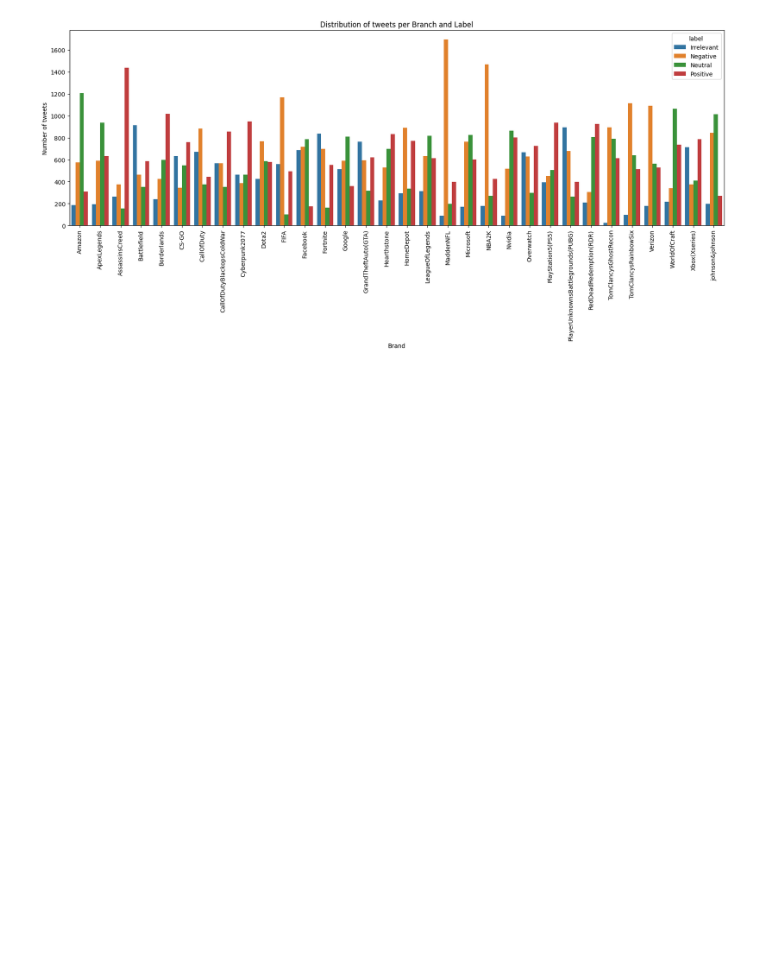
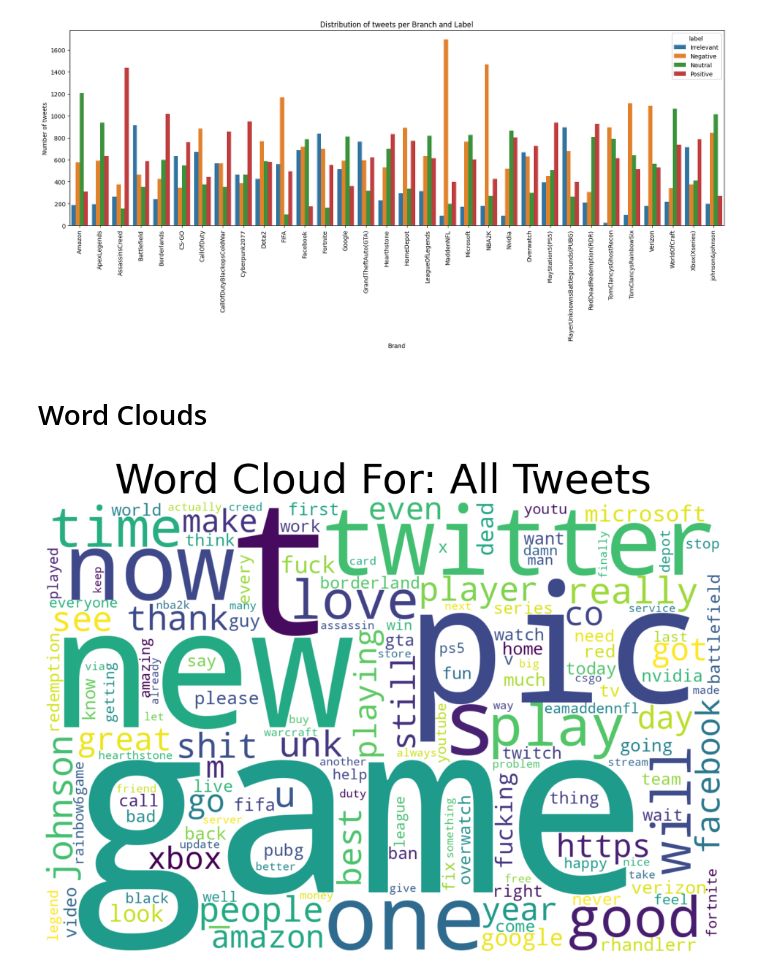
Before and after one commit to Prajwal-Luitel/Twitter-Sentiment-Analysis, a Jupyter notebook: Twitter_Sentiment_Analysis.ipynb, the cells around one changed output. Cells and saved outputs as stored; diff of their text form; code cells hidden in the pictures; blank space fills up the shorter version.

Commit message:
Added Word Clouds

```diff
--- a/Twitter_Sentiment_Analysis.ipynb
+++ b/Twitter_Sentiment_Analysis.ipynb
@@ -108,5 +108,38 @@ plt.ylabel("Number of tweets")
 plt.title("Distribution of tweets per Branch and Label");
 # %% [output]
 [figure]
+# %% [markdown]
+# Word Clouds
+# %%
+tweet = df["tweet"]
+all_text = tweet.str.cat(sep=" ").lower()
+
+tweet = df[df["label"]=="Positive"]["tweet"]
+positive_text = tweet.str.cat(sep=" ").lower()
+
+tweet = df[df["label"]=="Negative"]["tweet"]
+negative_text = tweet.str.cat(sep=" ").lower()
 # %%
 from wordcloud import WordCloud #Word visualization
+# %%
+def generate_word_cloud(text,title="Tweets"):
+  #Creation of wordcloud
+  wordcloud = WordCloud(
+    width=1500,
+    height=1000,
+    max_words=150,
+    random_state=42,
+    collocations=False,
+    background_color="white"
+  ).generate(text)
+
+  #Figure properties
+  plt.figure(figsize=(14,8))
+  plt.imshow(wordcloud, interpolation="bilinear")
+  plt.axis("off")
+  plt.title(f"Word Cloud For: {title}", fontsize=40)
+  plt.show()
+# %%
+generate_word_cloud(all_text,"All Tweets")
+# %% [output]
+[figure, added]
```
Also changed, not shown: parts of 3 cells of this notebook.
